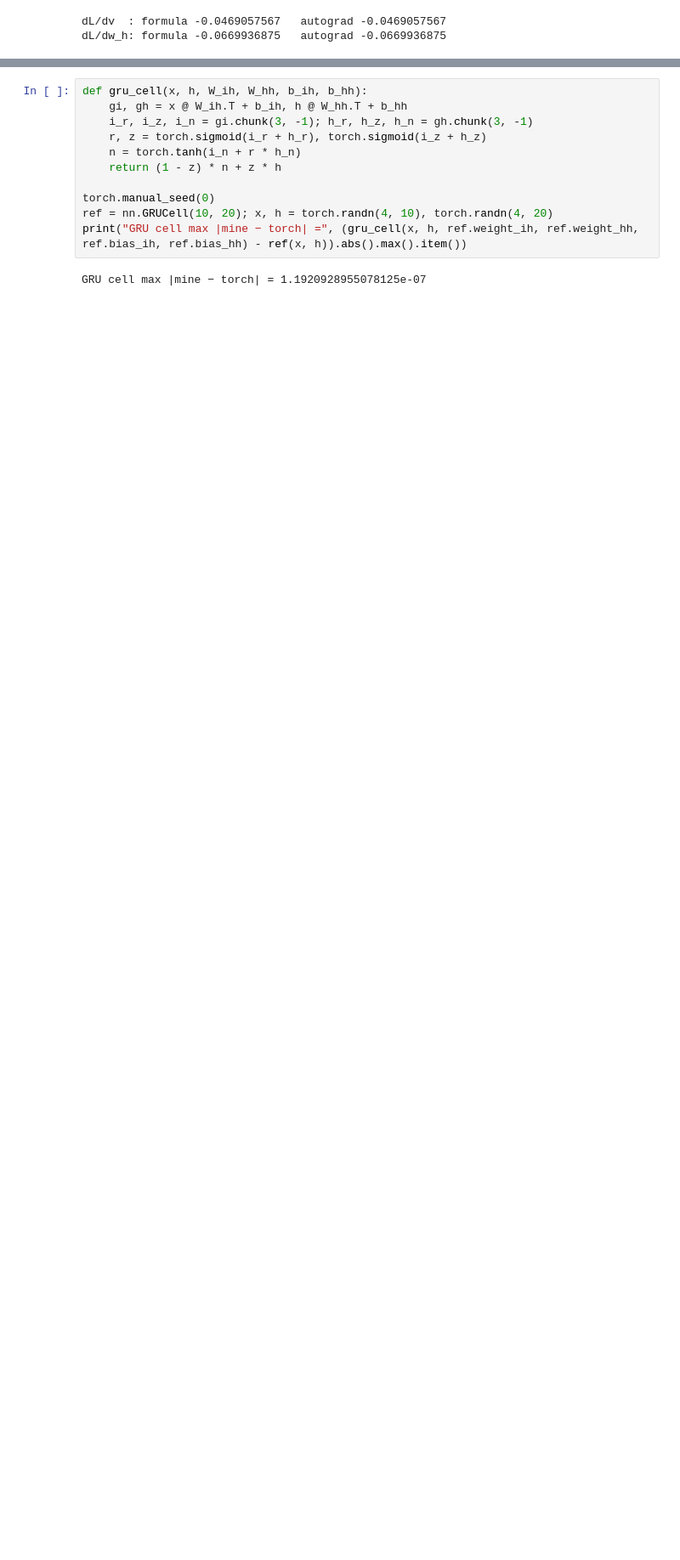
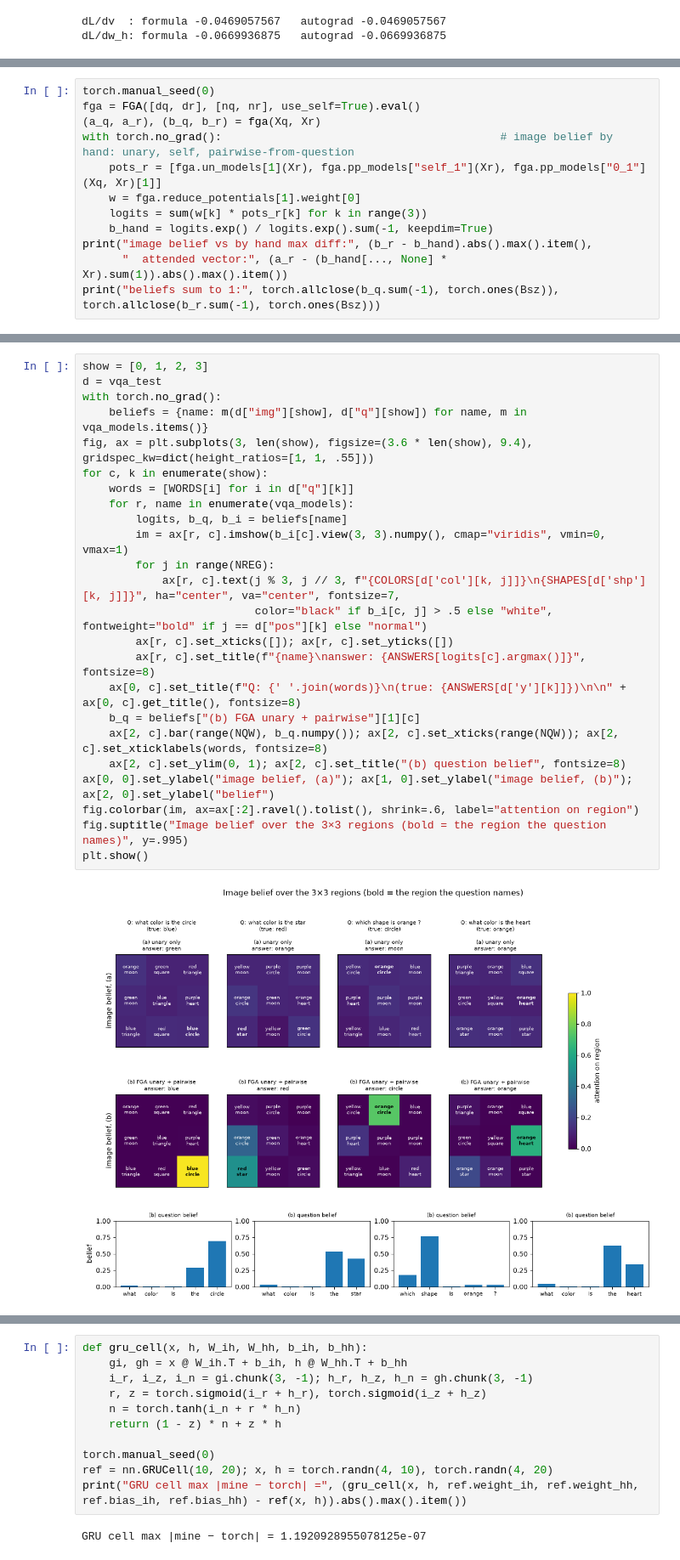
Before and after one commit to idansc/dl-course-2026, a Jupyter notebook: tutorials/solutions/T03_sequences.ipynb, the cells around one changed output, grey strips where cells are left out. Shown at 85% size. Cells and saved outputs as stored; diff of their text form; blank space fills up the shorter version.

Commit message:
T03: Factor Graph Attention section (unary/pairwise/belief, synthetic VQA, recap pages)

```diff
--- a/tutorials/solutions/T03_sequences.ipynb
+++ b/tutorials/solutions/T03_sequences.ipynb
@@ -672,0 +815,12 @@ dL/dw_h: formula -0.0669936875   autograd -0.0669936875
+# %%
+torch.manual_seed(0)
+fga = FGA([dq, dr], [nq, nr], use_self=True).eval()
+(a_q, a_r), (b_q, b_r) = fga(Xq, Xr)
+with torch.no_grad():                                          # image belief by hand: unary, self, pairwise-from-question
+    pots_r = [fga.un_models[1](Xr), fga.pp_models["self_1"](Xr), fga.pp_models["0_1"](Xq, Xr)[1]]
+    w = fga.reduce_potentials[1].weight[0]
+    logits = sum(w[k] * pots_r[k] for k in range(3))
+    b_hand = logits.exp() / logits.exp().sum(-1, keepdim=True)
+print("image belief vs by hand max diff:", (b_r - b_hand).abs().max().item(),
+      "  attended vector:", (a_r - (b_hand[..., None] * Xr).sum(1)).abs().max().item())
+print("beliefs sum to 1:", torch.allclose(b_q.sum(-1), torch.ones(Bsz)), torch.allclose(b_r.sum(-1), torch.ones(Bsz)))
@@ -672,0 +958,26 @@ dL/dw_h: formula -0.0669936875   autograd -0.0669936875
+# %%
+show = [0, 1, 2, 3]
+d = vqa_test
+with torch.no_grad():
+    beliefs = {name: m(d["img"][show], d["q"][show]) for name, m in vqa_models.items()}
+fig, ax = plt.subplots(3, len(show), figsize=(3.6 * len(show), 9.4), gridspec_kw=dict(height_ratios=[1, 1, .55]))
+for c, k in enumerate(show):
+    words = [WORDS[i] for i in d["q"][k]]
+    for r, name in enumerate(vqa_models):
+        logits, b_q, b_i = beliefs[name]
+        im = ax[r, c].imshow(b_i[c].view(3, 3).numpy(), cmap="viridis", vmin=0, vmax=1)
+        for j in range(NREG):
+            ax[r, c].text(j % 3, j // 3, f"{COLORS[d['col'][k, j]]}\n{SHAPES[d['shp'][k, j]]}", ha="center", va="center", fontsize=7,
+                          color="black" if b_i[c, j] > .5 else "white", fontweight="bold" if j == d["pos"][k] else "normal")
+        ax[r, c].set_xticks([]); ax[r, c].set_yticks([])
+        ax[r, c].set_title(f"{name}\nanswer: {ANSWERS[logits[c].argmax()]}", fontsize=8)
+    ax[0, c].set_title(f"Q: {' '.join(words)}\n(true: {ANSWERS[d['y'][k]]})\n\n" + ax[0, c].get_title(), fontsize=8)
+    b_q = beliefs["(b) FGA unary + pairwise"][1][c]
+    ax[2, c].bar(range(NQW), b_q.numpy()); ax[2, c].set_xticks(range(NQW)); ax[2, c].set_xticklabels(words, fontsize=8)
+    ax[2, c].set_ylim(0, 1); ax[2, c].set_title("(b) question belief", fontsize=8)
+ax[0, 0].set_ylabel("image belief, (a)"); ax[1, 0].set_ylabel("image belief, (b)"); ax[2, 0].set_ylabel("belief")
+fig.colorbar(im, ax=ax[:2].ravel().tolist(), shrink=.6, label="attention on region")
+fig.suptitle("Image belief over the 3×3 regions (bold = the region the question names)", y=.995)
+plt.show()
+# %% [output]
+[figure, added]
```
Also changed, not shown: parts of 20 cells of this notebook, 3 other files.
